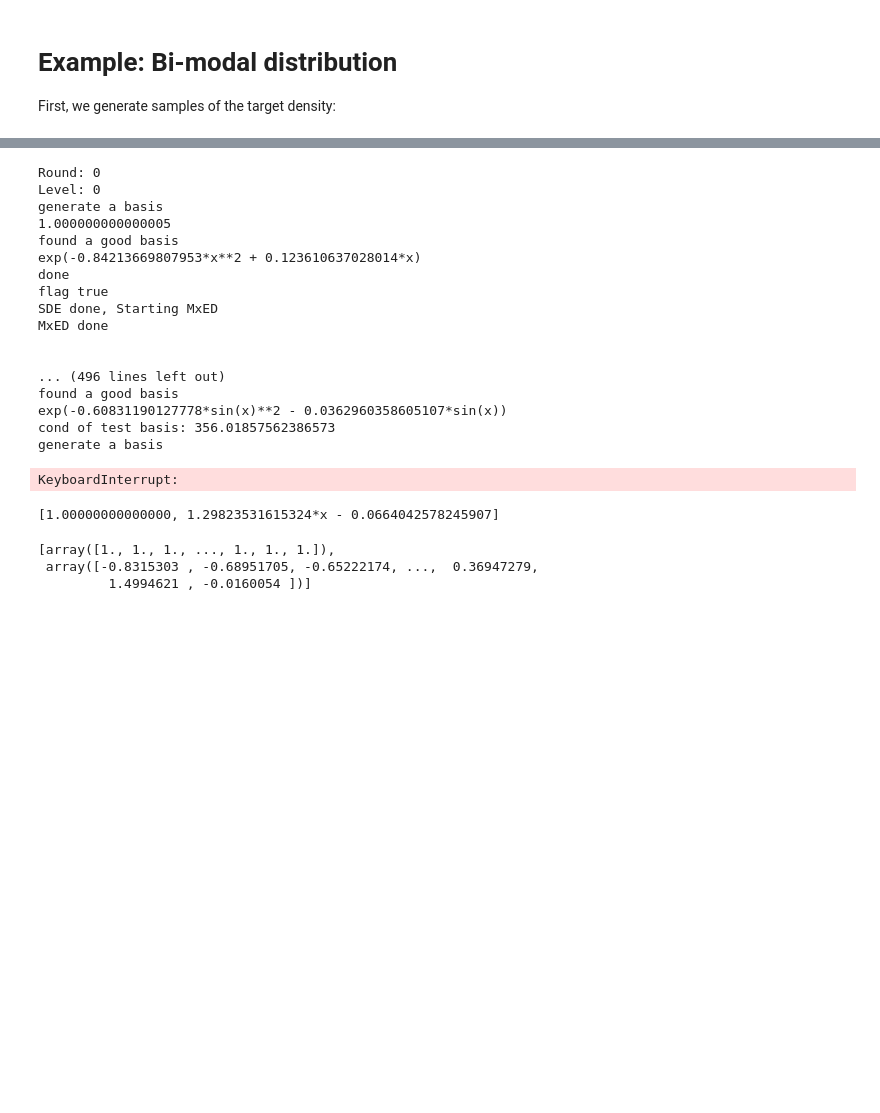
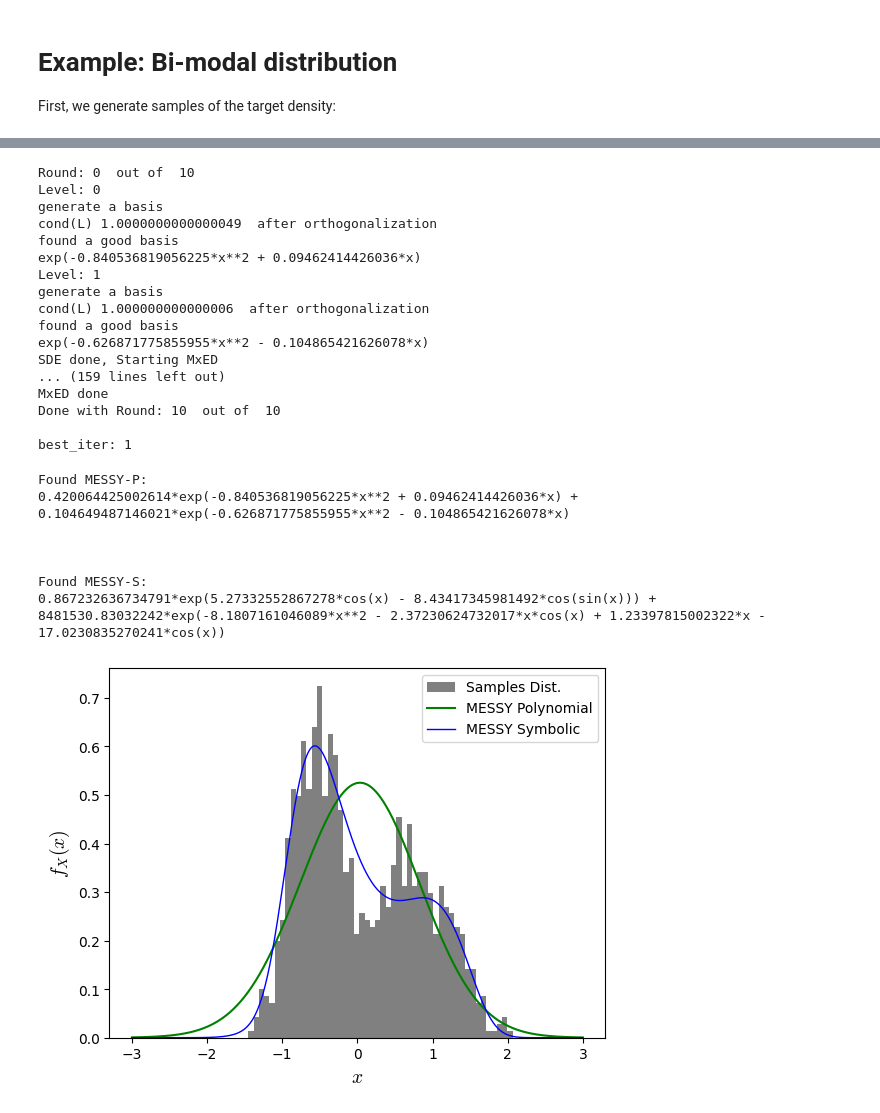
Before and after one commit to mohsensadr/MESSY, a Jupyter notebook: MESSY.ipynb, the cells around one changed output, grey strips where cells are left out. Cells and saved outputs as stored; diff of their text form; code cells hidden in the pictures; blank space fills up the shorter version.

```diff
--- a/MESSY.ipynb
+++ b/MESSY.ipynb
@@ -526,55 +519,62 @@ def sin_(x):
   return sp.cos(sp.Rational(half)*x)
 
 x = sp.symbols('x', real=True)
-highest_order, tree_depth = 2, 2
-poly_order = highest_order
-pow = [sp.lambdify(x, x**i, "numpy") for i in range(1, highest_order+1)]
+highest_order = 2 # highest order term
+tree_depth = 2 # depth of the tree expression
+poly_order = highest_order # order of polynomial in MESSY-P
+pow = [sp.lambdify(x, x**i, "numpy") for i in range(1, highest_order+1)] # Poly. basis functions
 binary_operators = [sp.Mul]
-
 unary_functions = [sp.cos, sp.sin] + pow
-n_rounds, nm_xe = 2, highest_order
-
-# Messy: bases = 6
-nb_l, nb_u = 2, 4
-dic, best_iter = get_pdf(X, N_iters=n_rounds, Nm_xe=nm_xe, N_levels=1, threshold_sample=1, verbose = True)
+n_rounds = 10 # number of iterations for the outmost search loop
+nm_xe = highest_order # highest order term of the constructed basis
+nb_l, nb_u = 2, 6
+dic, best_iter = get_pdf(X, N_iters=n_rounds, Nm_xe=nm_xe, N_levels=2, threshold_sample=0.1, verbose = True, piecewise=False)
 messy_s_pdf = dic[best_iter][0]
 # %% [output]
-Round: 0
+Round: 0  out of  10
 Level: 0
 generate a basis
-1.000000000000005
+cond(L) 1.0000000000000049  after orthogonalization
 found a good basis
-exp(-0.84213669807953*x**2 + 0.123610637028014*x)
-done
-flag true
+exp(-0.840536819056225*x**2 + 0.09462414426036*x)
+Level: 1
+generate a basis
+cond(L) 1.000000000000006  after orthogonalization
+found a good basis
+exp(-0.626871775855955*x**2 - 0.104865421626078*x)
 SDE done, Starting MxED
+... (159 lines left out)
 MxED done
+Done with Round: 10  out of  10
 
-
-... (496 lines left out)
-found a good basis
-exp(-0.60831190127778*sin(x)**2 - 0.0362960358605107*sin(x))
-cond of test basis: 356.01857562386573
-generate a basis
+best_iter: 1
-KeyboardInterrupt:
 # %%
 xx = np.linspace(-3, 3, 1000)
+
+print("Found MESSY-P:")
+print( dic[0][1] )
+print("\n\n")
+
+print("Found MESSY-S:")
+print( dic[best_iter][1] )
+print("\n\n")
+
 fig, ax = plt.subplots()
 plt.rcParams['mathtext.fontset'] = 'cm'
 plt.hist(X, bins=50, density=True, color="grey", label = "Samples Dist.")
-plt.plot(xx, dic[best_iter][0](xx), linewidth = 1.5, label = "MESSY Polynomial", color = 'green')
+plt.plot(xx, dic[0][0](xx), linewidth = 1.5, label = "MESSY Polynomial", color = 'green')
 plt.plot(xx, dic[best_iter][0](xx), linewidth = 1, label = "MESSY Symbolic", color = 'blue')
-# plt.plot(xx, kde_pdf(xx), label = "KDE", lw = 1.5, marker = 's', markevery = 100, markersize = 4, color = 'red')
 plt.xlabel("$x$", fontsize=14)
 plt.ylabel("$f_X(x)$", fontsize=14)
-plt.xticks(fontsize=11)
-plt.yticks(fontsize=11)
-plt.legend(fontsize=10)
-
-# fig.savefig("symb_bases.pdf", format='pdf', bbox_inches="tight", dpi=300)
-# from google.colab import files
-# files.download("dicont_symb_bases.pdf")
+plt.legend()
 
 plt.show()
 # %% [output]
-[1.00000000000000, 1.29823531615324*x - 0.0664042578245907]
+Found MESSY-P:
+0.420064425002614*exp(-0.840536819056225*x**2 + 0.09462414426036*x) + 0.104649487146021*exp(-0.626871775855955*x**2 - 0.104865421626078*x)
+
+
+
+Found MESSY-S:
+0.867232636734791*exp(5.27332552867278*cos(x) - 8.43417345981492*cos(sin(x))) + 8481530.83032242*exp(-8.1807161046089*x**2 - 2.37230624732017*x*cos(x) + 1.23397815002322*x - 17.0230835270241*cos(x))
+[figure, added]
@@ -583,6 +580,0 @@ dh_values = [np.asarray(dh_new(X)) for dh_new in dH_new]
-# %%
-dh_values
-# %% [output]
-[array([1., 1., 1., ..., 1., 1., 1.]),
- array([-0.8315303 , -0.68951705, -0.65222174, ...,  0.36947279,
-         1.4994621 , -0.0160054 ])]
```
Also changed, not shown: parts of 4 cells of this notebook.
